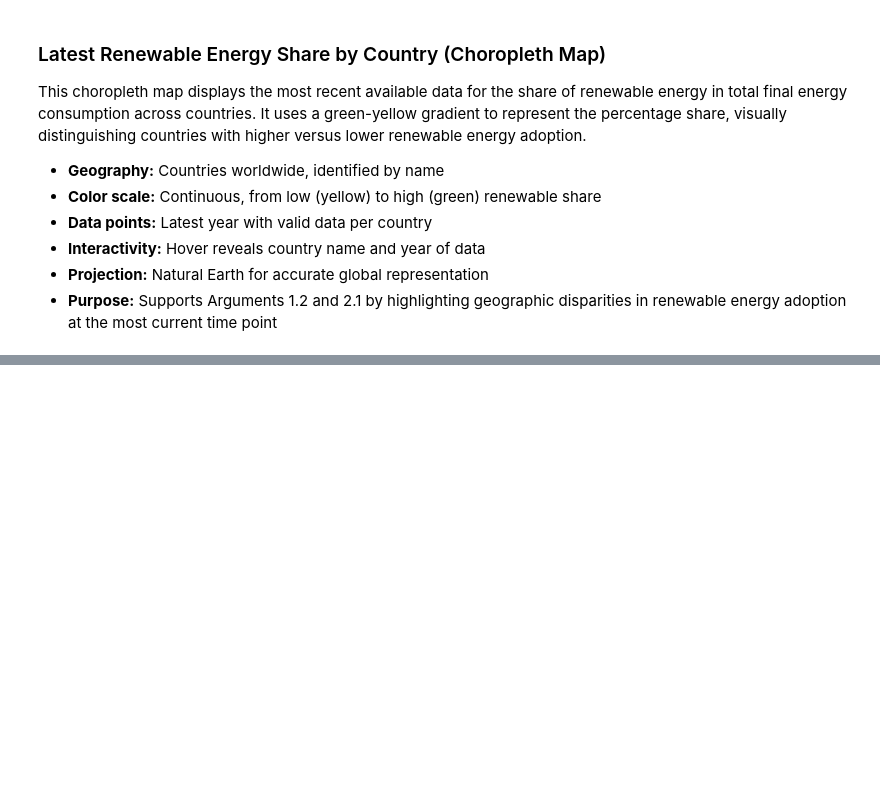
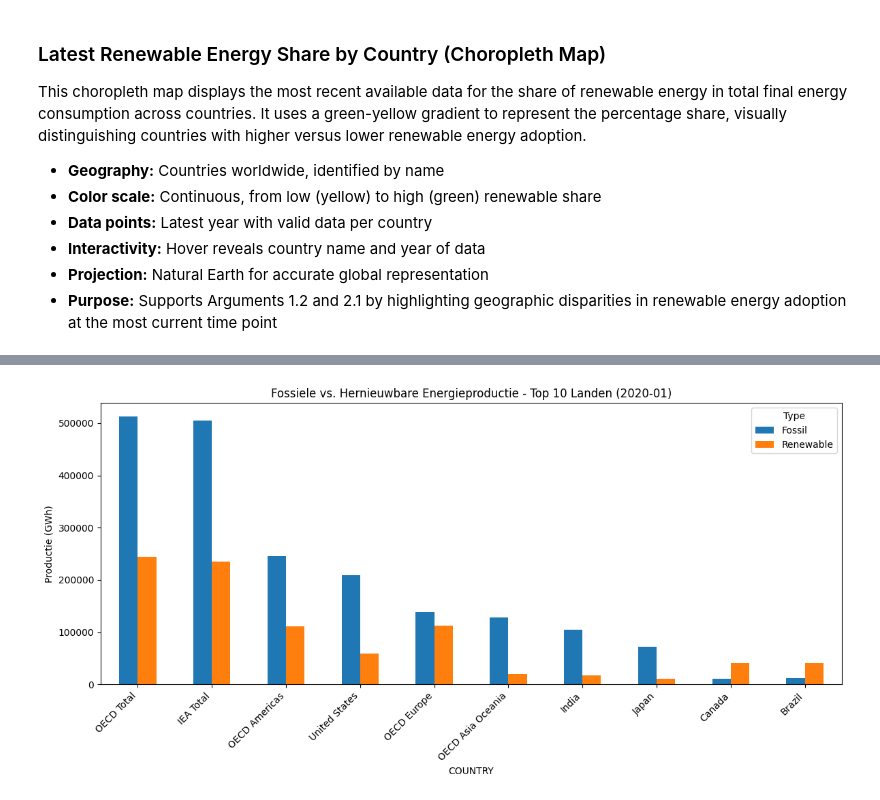
Before and after one commit to leosabatiny/InfoVis, a Jupyter notebook: _build/html/_sources/docs/home.ipynb, the cells around one changed output, grey strips where cells are left out. Drawn from its saved outputs; the diff is of its cells as text; code cells hidden in the pictures; blank space fills up the shorter version.

Commit message:
Add all graphs to website, change work distribution, add hide input cell option

```diff
--- a/_build/html/_sources/docs/home.ipynb
+++ b/_build/html/_sources/docs/home.ipynb
@@ -312,0 +399,32 @@ fig.show()
+# %%
+# Kies één maand/jaar
+year = 2020
+month = 1
+
+df = monthly_df[(monthly_df['YEAR'] == year) & (monthly_df['MONTH'] == month)].copy()
+
+# Alleen relevante bronnen
+df = df[df['PRODUCT'].isin(['Total combustible fuels', 'Solar', 'Wind', 'Hydro'])]
+
+# Categoriseer als 'Fossil' of 'Renewable'
+def label_type(product):
+    return 'Fossil' if product == 'Total combustible fuels' else 'Renewable'
+
+df['Type'] = df['PRODUCT'].apply(label_type)
+
+# Groepeer productie per land per type
+agg = df.groupby(['COUNTRY', 'Type'])['VALUE'].sum().unstack().fillna(0)
+
+# Top 10 landen met hoogste totale productie
+top_countries = agg.sum(axis=1).sort_values(ascending=False).head(10)
+top_agg = agg.loc[top_countries.index]
+
+# Plot
+top_agg.plot(kind='bar', figsize=(12, 6), stacked=False)
+plt.title(f"Fossiele vs. Hernieuwbare Energieproductie - Top 10 Landen ({year}-{month:02})")
+plt.ylabel("Productie (GWh)")
+plt.xticks(rotation=45, ha='right')
+plt.tight_layout()
+plt.show()
+# %% [output]
+[figure, added]
```
Also changed, not shown: parts of 18 cells of this notebook, 10 other files.
